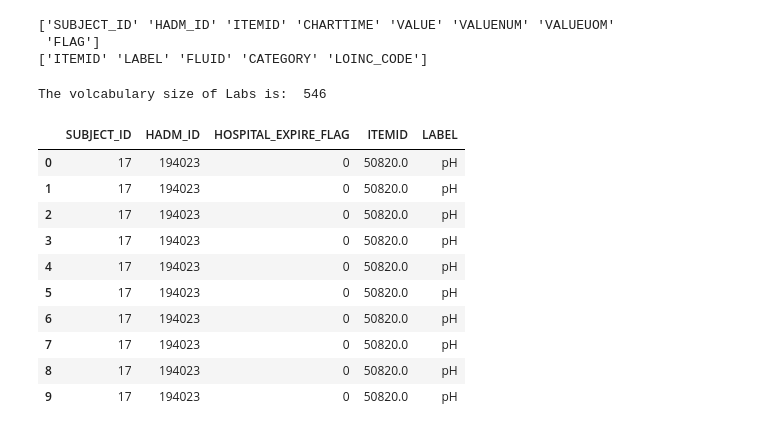
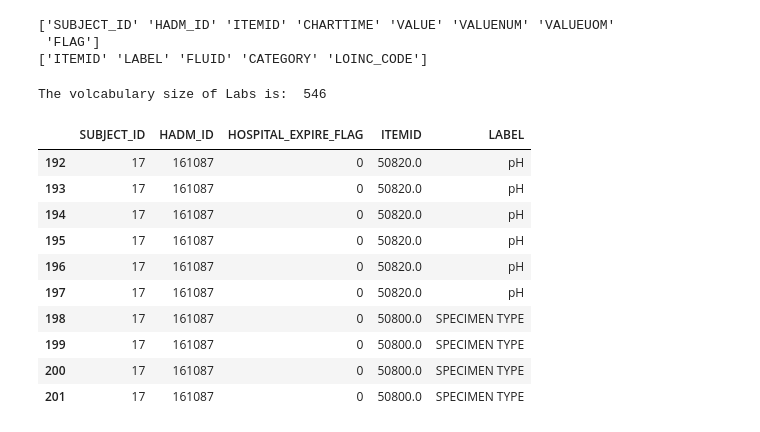
Before and after one commit to bearnomore/CS598_DL4Health, a Jupyter notebook: CS598_DL4Health_Dataset_Processing.ipynb, the cells around one changed output. Drawn from its saved outputs; the diff is of its cells as text; code cells hidden in the pictures.

```diff
--- a/CS598_DL4Health_Dataset_Processing.ipynb
+++ b/CS598_DL4Health_Dataset_Processing.ipynb
@@ -243,21 +295,22 @@ labevents = labevents.merge(d_labitems, on = 'ITEMID', how = 'inner')[['SUBJECT_
 # %%
-admissions_subset3 = admissions_subset.merge(labevents, on = ['SUBJECT_ID','HADM_ID'], how = 'left').fillna(-1).drop('ETHNICITY', axis=1)
+admissions_subset3 = admissions_subset.merge(labevents, on = ['SUBJECT_ID','HADM_ID'], how = 'left').\
+                    fillna(-1).drop('ETHNICITY', axis=1).sort_values(['SUBJECT_ID','HADM_ID'])
 
 print('The volcabulary size of Labs is: ',admissions_subset3.LABEL.nunique())
 admissions_subset3.head(10)
 # %% [output]
 The volcabulary size of Labs is:  546
 |  | SUBJECT_ID | HADM_ID | HOSPITAL_EXPIRE_FLAG | ITEMID | LABEL |
-| 0 | 17 | 194023 | 0 | 50820.0 | pH |
-| 1 | 17 | 194023 | 0 | 50820.0 | pH |
-| 2 | 17 | 194023 | 0 | 50820.0 | pH |
-| 3 | 17 | 194023 | 0 | 50820.0 | pH |
-| 4 | 17 | 194023 | 0 | 50820.0 | pH |
-| 5 | 17 | 194023 | 0 | 50820.0 | pH |
-| 6 | 17 | 194023 | 0 | 50820.0 | pH |
-| 7 | 17 | 194023 | 0 | 50820.0 | pH |
-| 8 | 17 | 194023 | 0 | 50820.0 | pH |
-| 9 | 17 | 194023 | 0 | 50820.0 | pH |
+| 192 | 17 | 161087 | 0 | 50820.0 | pH |
+| 193 | 17 | 161087 | 0 | 50820.0 | pH |
+| 194 | 17 | 161087 | 0 | 50820.0 | pH |
+| 195 | 17 | 161087 | 0 | 50820.0 | pH |
+| 196 | 17 | 161087 | 0 | 50820.0 | pH |
+| 197 | 17 | 161087 | 0 | 50820.0 | pH |
+| 198 | 17 | 161087 | 0 | 50800.0 | SPECIMEN TYPE |
+| 199 | 17 | 161087 | 0 | 50800.0 | SPECIMEN TYPE |
+| 200 | 17 | 161087 | 0 | 50800.0 | SPECIMEN TYPE |
+| 201 | 17 | 161087 | 0 | 50800.0 | SPECIMEN TYPE |
 # %%
 subjects = admissions_subset3.SUBJECT_ID.unique()
 Labs = []
```
Also changed, not shown: parts of 14 cells of this notebook, 1 other file.
